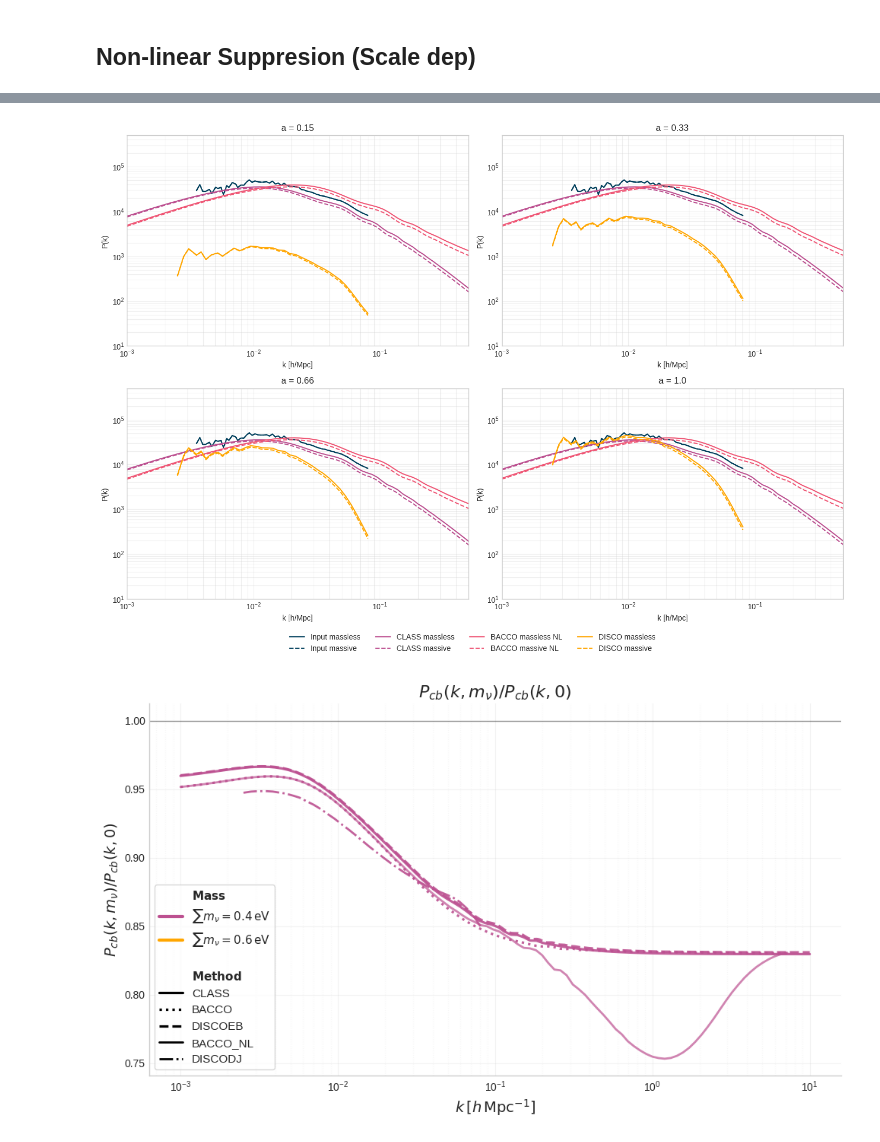
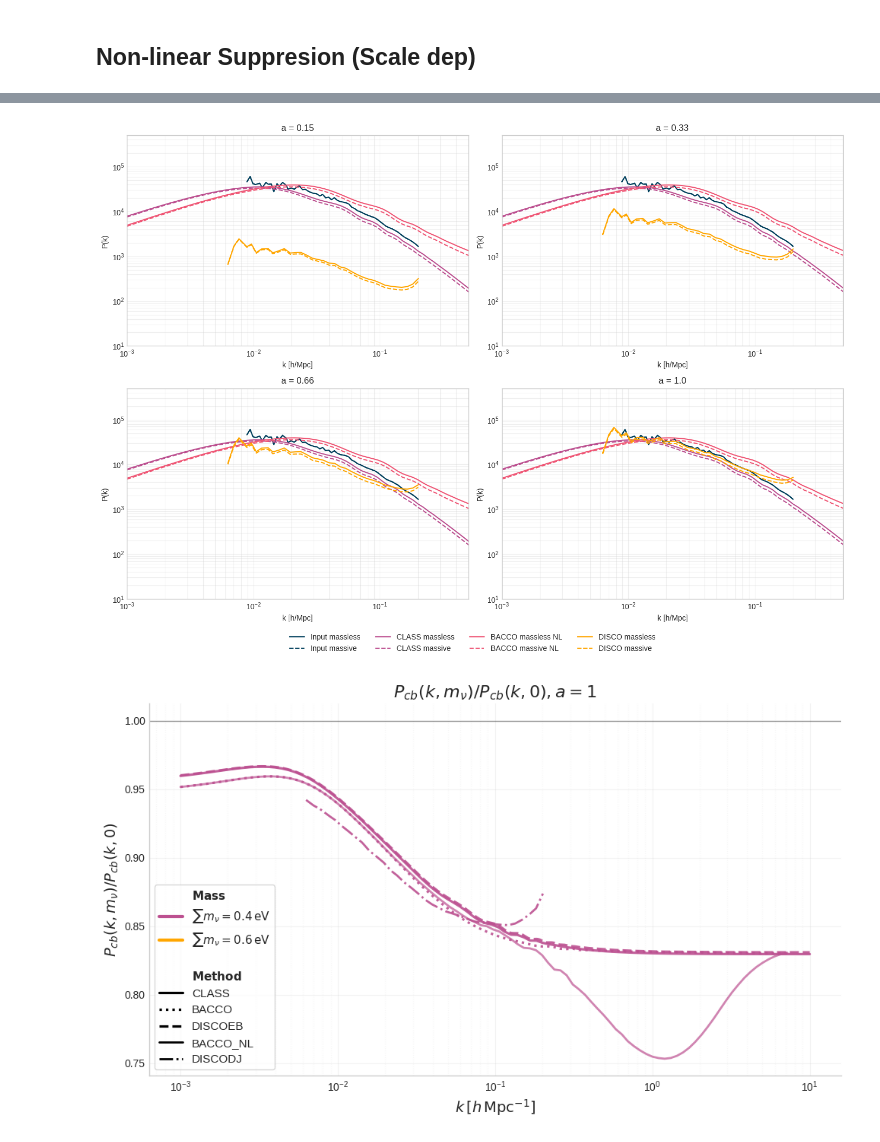
Before and after one commit to Xantyos13/DISCO-DJ, a Jupyter notebook: Neutrinos/disco_dj_3d_neutrinos_k.ipynb, the cells around one changed output, grey strips where cells are left out. Drawn from its saved outputs; the diff is of its cells as text; code cells hidden in the pictures.

```diff
--- a/Neutrinos/disco_dj_3d_neutrinos_k.ipynb
+++ b/Neutrinos/disco_dj_3d_neutrinos_k.ipynb
@@ -64,7 +64,7 @@ Neff    = 3.046 # -1 if massive neutrino present
 N_nu_mass = 1
 N_nu_rel = Neff - N_nu_mass * (Tnu/((4/11)**(1/3)))**4
 h       = 0.67742
-A_s     = 3e-09
+A_s     = 3.5e-09
 n_s     = 0.96822
 k_p     = 0.05
 
@@ -79,8 +79,9 @@ k = np.logspace(-3, np.log10(4.9), 100)
 
 def Omega_nu(mnu,h) :
     return (mnu)/(93.14*(h**2))
-
+print(Omegac)
 
 f_nu = conv = Omega_nu(0.4,h) / (Omegam)
 supp_P = 1-8*f_nu
 supp_Pcb = 1-6*f_nu
+print(Omegac)
@@ -90,8 +94,8 @@ supp_Pcb = 1-6*f_nu
 ## BACCO
 # %%
 params = {
-    'omega_cold': Omegac,
-    'omega_baryon': Omegab,
+    'omega_baryon': Omegab ,
+    'omega_matter': Omegab+Omegac,
     'hubble': h,
     'ns': n_s,
     'neutrino_mass':0,
@@ -103,7 +107,6 @@ params = {
     'wa': w_DE_a,
     'expfactor': 1
 }
-k = np.logspace(-3, np.log10(7.2), 100)*h
 
 results_bacco = []
 results_bacco_nl = []
@@ -115,6 +118,7 @@ mass_colors = {
     0.6: "#ffa600",  # yellow-orange
 }
 
+k = np.logspace(-3, np.log10(4.9), 100)
 
 #Define the emulator
 emulator = baccoemu.Matter_powerspectrum(baryonic_model_name='Burger2025')
@@ -146,14 +150,14 @@ np.savetxt(
 
 # Save the ratios
 results_bacco.append({
-        "k": k_ref/h,
+        "k": k_ref,
         "Pcb": pk_ref,
         "mass": 0,
         "method": "BACCO"
     })
 
 results_bacco_nl.append({
-        "k": k_nl_ref/h,
+        "k": k_nl_ref,
         "Pcb": pk_nl_ref,
         "mass": 0,
         "method": "BACCO_NL"
@@ -172,7 +176,7 @@ for mass in masses:
 
     #Modify the param for the massive neutrinos
     pars['neutrino_mass'] = mass
-    pars['omega_cold'] = Omegac
+    pars['omega_matter'] = Omegac+ Omegab + Omega_nu(mass,h)
 
     # Computation of Linear spectra for massive
     k_lin, pk_lin = emulator.get_linear_pk(
@@ -207,14 +211,14 @@ for mass in masses:
 
     # Save the ratios
     results_bacco.append({
-        "k": k_lin/h,
+        "k": k_lin,
         "Pcb": pk_lin,
         "mass": mass,
         "method": "BACCO"
     })
 
     results_bacco_nl.append({
-        "k": k_nl/h,
+        "k": k_nl,
         "Pcb": pk_nl,
         "mass": mass,
         "method": "BACCO_NL"
@@ -786,7 +797,7 @@ plt.show()
 emulator = baccoemu.Matter_powerspectrum(baryonic_model_name='Burger2025')
 def sigma8_from_As(mnu,As):
     p = {
-        'omega_cold': Omegac+ Omega_nu(mnu,h),
+        'omega_cold': Omegac,
         'omega_baryon': Omegab,
         'hubble': h,
         'ns': n_s,
@@ -854,7 +865,7 @@ grad_kernel_order = 4
 laplace_kernel_order = 0
 worder = 2
 n_resample = 1
-deconvolve = False
+deconvolve = True
 nlpt_order_ics = n_order
 chunk_size = None  # if you are running out of GPU memory, doing the mass assignment in smaller chunks might help (e.g. chunk_size = dj.res ** dj.dim // 16)
 
@@ -874,7 +885,7 @@ for a_end in a_targets:
                                     nlpt_order_ics=nlpt_order_ics, n_resample=n_resample,
                                     deconvolve=deconvolve, return_displacement=False, chunk_size=chunk_size,
                                     convert_to_numpy=True)  # convert_to_numpy: same as above for the ICs and LPT
-    delta_sim = dj.get_delta_from_pos(X_sim, res= dj.res, n_resample=8)
+    delta_sim = dj.get_delta_from_pos(X_sim, res= dj.res, n_resample=1)
     k, Pk, _ = dj.evaluate_power_spectrum(delta_sim, bins=dj.res//3, deconvolve=True, worder=2)
 
     results_disco.append({
@@ -921,7 +932,7 @@ for sum_masses in [0.4]:
                                         nlpt_order_ics=nlpt_order_ics, n_resample=n_resample,
                                         deconvolve=deconvolve, return_displacement=False, chunk_size=chunk_size,
                                         convert_to_numpy=True)  # convert_to_numpy: same as above for the ICs and LPT
-        delta_sim_nu = dj_nu.get_delta_from_pos(X_sim_nu, res= dj.res, n_resample=8)
+        delta_sim_nu = dj_nu.get_delta_from_pos(X_sim_nu, res= dj.res, n_resample=1)
         k_nu, Pk_nu, _ = dj_nu.evaluate_power_spectrum(delta_sim_nu, bins=dj.res//3, deconvolve=True, worder=2)
 
         results_disco.append({
@@ -1215,7 +1226,7 @@ if precision == "double":
     config.update("jax_enable_x64", True)
 
 # Define the boxsize and resolution
-boxsize = 5000  # in Mpc/h
+boxsize = 2000  # in Mpc/h
 res = 128  # the particles live on a Lagrangrian grid of resolution (res)^dim
 
 class_data = np.load("class_results.npy", allow_pickle=True)
@@ -1261,7 +1272,7 @@ grad_kernel_order = 4
 laplace_kernel_order = 0
 worder = 2
 n_resample = 1
-deconvolve = False
+deconvolve = True
 nlpt_order_ics = n_order
 chunk_size = None  # if you are running out of GPU memory, doing the mass assignment in smaller chunks might help (e.g. chunk_size = dj.res ** dj.dim // 16)
 
@@ -1281,7 +1292,7 @@ for a_end in a_targets:
                                     nlpt_order_ics=nlpt_order_ics, n_resample=n_resample,
                                     deconvolve=deconvolve, return_displacement=False, chunk_size=chunk_size,
                                     convert_to_numpy=True)  # convert_to_numpy: same as above for the ICs and LPT
-    delta_sim = dj.get_delta_from_pos(X_sim, res= dj.res, n_resample=8)
+    delta_sim = dj.get_delta_from_pos(X_sim, res= dj.res, n_resample=1)
     k, Pk, _ = dj.evaluate_power_spectrum(delta_sim, bins=dj.res//3, deconvolve=True, worder=2)
 
     results_disco.append({
@@ -1329,7 +1340,7 @@ for sum_masses in [0.4]:
                                         nlpt_order_ics=nlpt_order_ics, n_resample=n_resample,
                                         deconvolve=deconvolve, return_displacement=False, chunk_size=chunk_size,
                                         convert_to_numpy=True)  # convert_to_numpy: same as above for the ICs and LPT
-        delta_sim_nu = dj_nu.get_delta_from_pos(X_sim_nu, res= dj.res, n_resample=8)
+        delta_sim_nu = dj_nu.get_delta_from_pos(X_sim_nu, res= dj.res, n_resample=1)
         k_nu, Pk_nu, _ = dj_nu.evaluate_power_spectrum(delta_sim_nu, bins=dj.res//3, deconvolve=True, worder=2)
 
         results_disco.append({
@@ -1429,14 +1440,14 @@ fig.legend(handles, labels, loc="lower center", ncol=4)
 plt.tight_layout(rect=[0, 0.05, 1, 1])
 plt.show()
 # %% [output]
-[figure, old version]
+[figure, new version]
 # %%
 class_data   = np.load("class_results.npy", allow_pickle=True)
 bacco_data   = np.load("bacco_results.npy", allow_pickle=True)
 bacco_data_nl   = np.load("bacco_results_nl.npy", allow_pickle=True)
 discoeb_data = np.load("discoeb_results.npy", allow_pickle=True)
 discodj_data = np.load("discodj_results.npy", allow_pickle=True)
-discodj_data = [d for d in discodj_data if np.isclose(d["a"], a_end)]
+discodj_data = [d for d in discodj_data if np.isclose(d["a"], 1)]
 
 all_data = (
     list(class_data)
@@ -1557,32 +1568,32 @@ method_handles = [
         color="black",
         ls=method_styles[m]["ls"],
         lw=method_styles[m]["lw"],
         label=m
     )
     for m in method_styles
 ]
 
 combined_handles = [
     Line2D([], [], color='none', label=r"$\bf{Mass}$"),
     *mass_handles,
     Line2D([], [], color='none', label=""),
     Line2D([], [], color='none', label=r"$\bf{Method}$"),
     *method_handles,
 ]
 
 ax.legend(
     handles=combined_handles,
     loc="lower left",
     fontsize=11,
     frameon=True,
 )
 
 ax.set_title(
-    r"$P_{cb}(k,m_\nu)/P_{cb}(k,0)$",
+    r"$P_{cb}(k,m_\nu)/P_{cb}(k,0), a=1$",
     fontsize=16
 )
 
 plt.tight_layout()
 plt.show()
 # %% [output]
-[figure, old version]
+[figure, new version]
```
Also changed, not shown: parts of 11 cells of this notebook, 11 other files.
